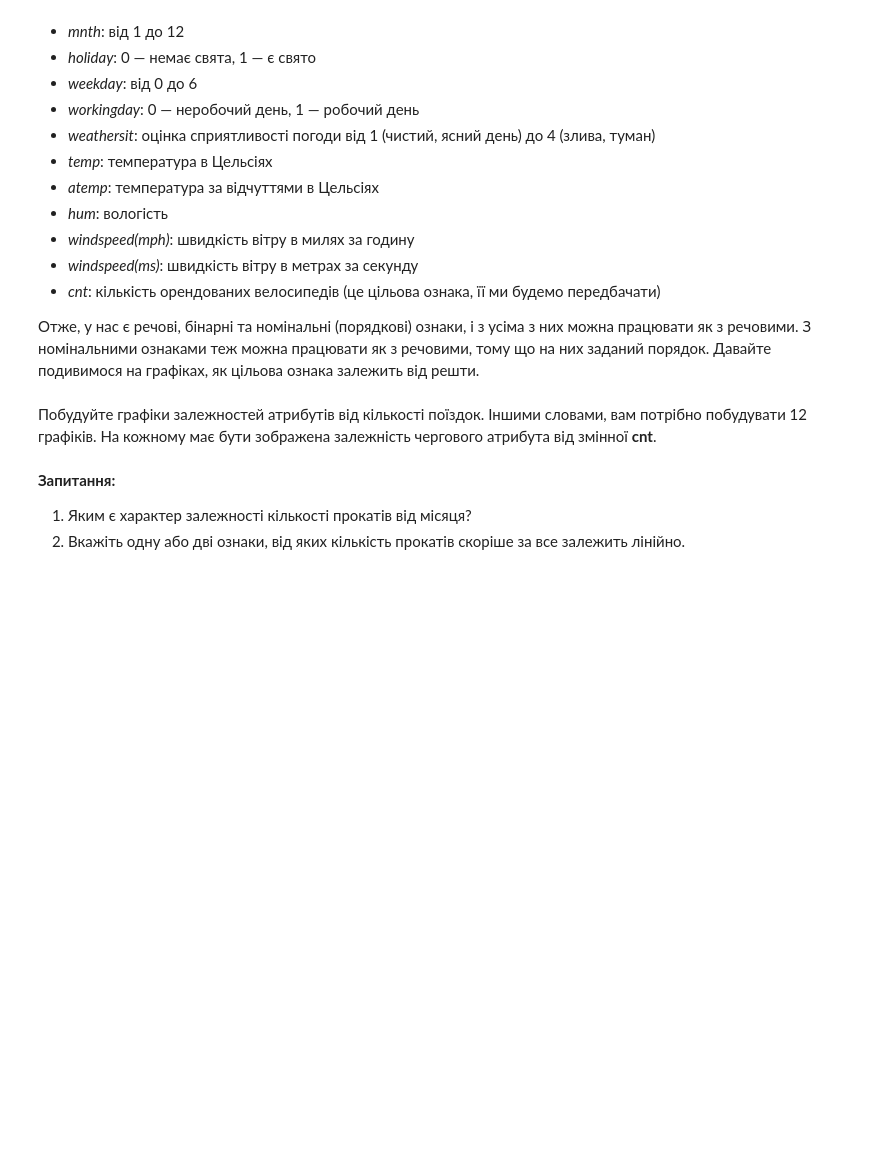
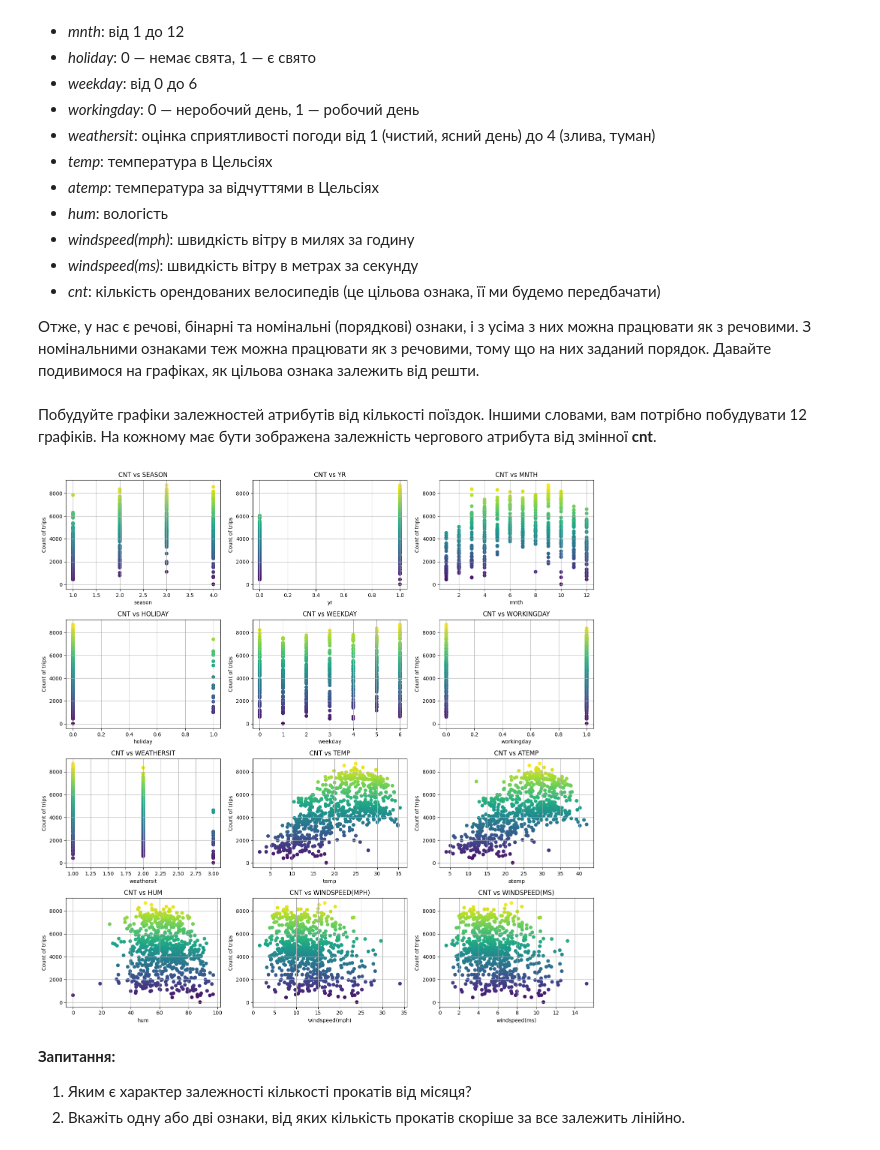
Before and after one commit to KyryloChalov/DS, a Jupyter notebook: HW_04/hw4.ipynb, the cells around one changed output. Drawn from its saved outputs; the diff is of its cells as text; code cells hidden in the pictures; blank space fills up the shorter version.

```diff
--- a/HW_04/hw4.ipynb
+++ b/HW_04/hw4.ipynb
@@ -53,3 +52,29 @@ df.head()
+# %%
+attributes = df.columns.tolist()[:-1]
+
+num_cols = 3
+num_rows = 4
+
+fig, axs = plt.subplots(num_rows, num_cols, figsize=(15, 15))
+
+for row in range(num_rows):
+    for col in range(num_cols):
+        attribute = attributes[row * num_cols + col]
+        axs[row, col].set_title(f"CNT vs {attribute.upper()}")
+        axs[row, col].set_xlabel(attribute)
+        axs[row, col].set_ylabel("Count of trips")
+        axs[row, col].grid(True)
+        axs[row, col].scatter(
+            df[attribute], df["cnt"], alpha=1,
+            # cmap="coolwarm",
+            c=df["cnt"]
+        )
+        # axs[row, col].scatter(df[attribute], df['cnt'], alpha=0.5, cmap='coolwarm', c=df[attribute])
+
+plt.tight_layout()
+plt.show()
+# %% [output]
+[figure, added]
 # %% [markdown]
 __Запитання:__
 1. Яким є характер залежності кількості прокатів від місяця?
```
Also changed, not shown: parts of 40 cells of this notebook.
